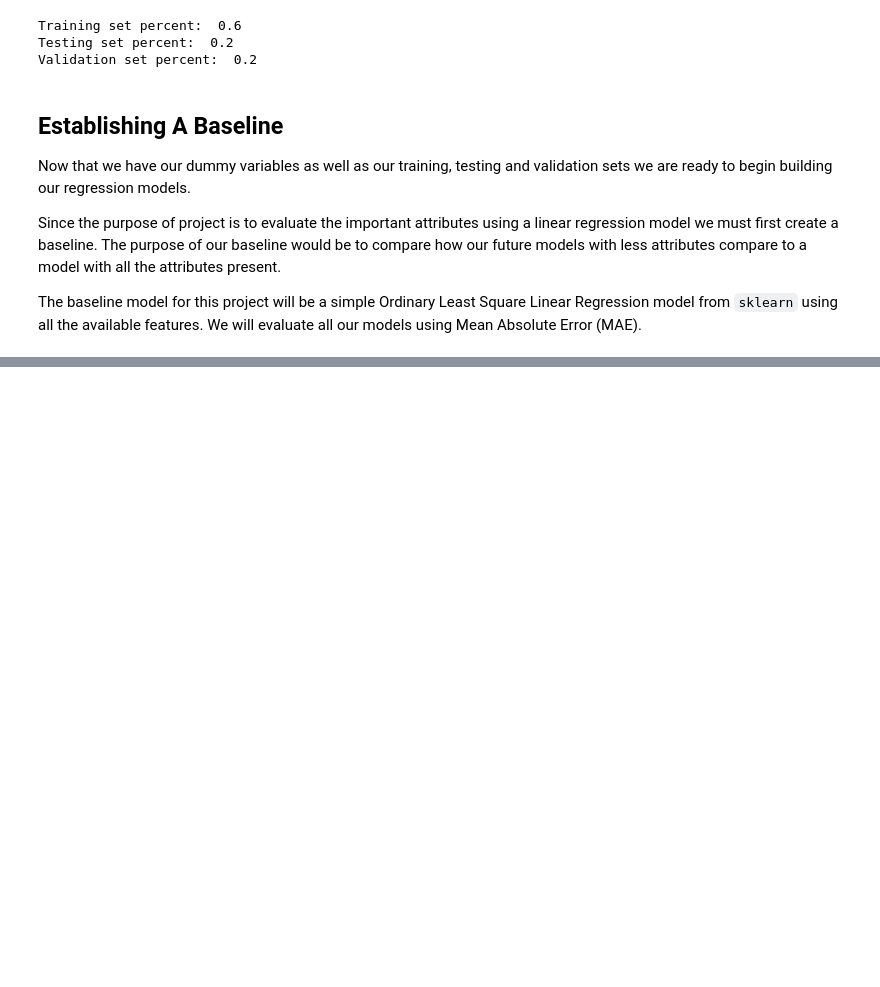
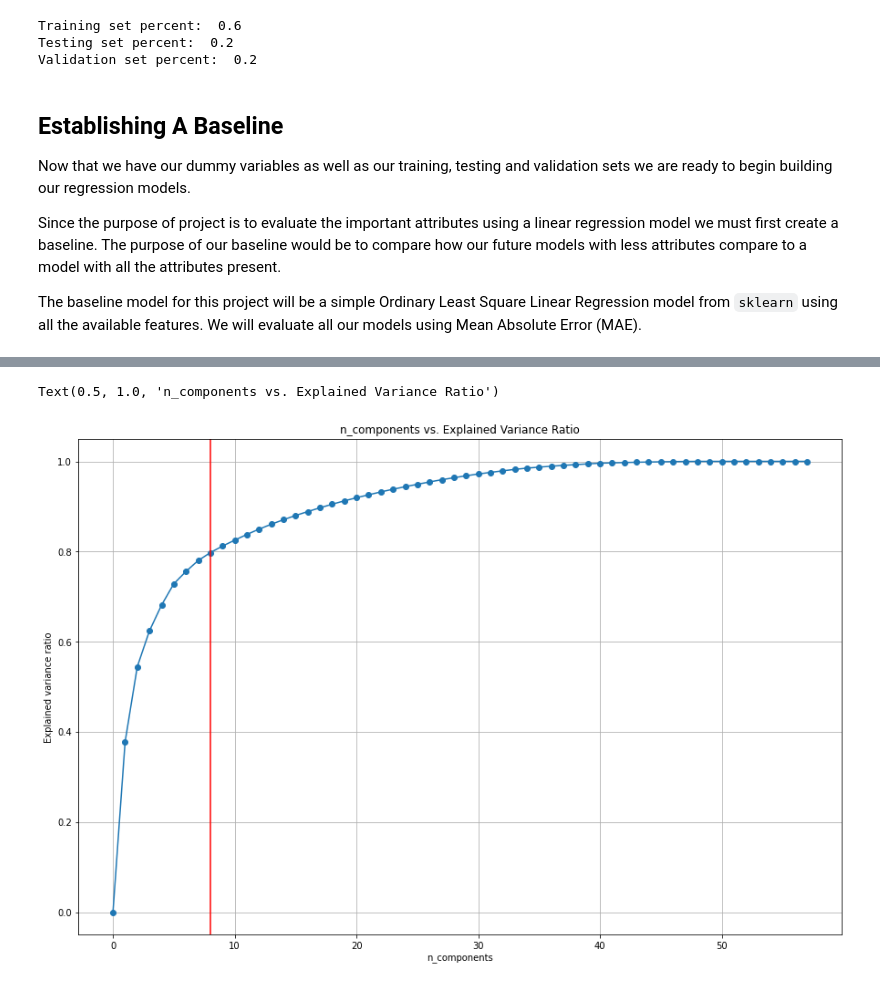
Before and after one commit to aureliobarrios/facebook-metrics, a Jupyter notebook: notebooks/model.ipynb, the cells around one changed output, grey strips where cells are left out. Drawn from its saved outputs; the diff is of its cells as text; code cells hidden in the pictures; blank space fills up the shorter version.

```diff
--- a/notebooks/model.ipynb
+++ b/notebooks/model.ipynb
@@ -77,0 +57,10 @@ Index(['total_likes', 'paid', 'lifetime_reach', 'lifetime_impressions',
+# %%
+#get a dataframe of all our columns that need to be standardized
+standard_df = df.drop(dummy_cols + ['paid', 'total_interactions'], axis=1)
+#save the names for our columns
+standard_cols = standard_df.columns
+# %%
+#standardize our numerical columns and make it into a dataframe
+standard_df = StandardScaler().fit_transform(standard_df)
+standard_df = pd.DataFrame(standard_df, columns=standard_cols)
+standard_df.head()
@@ -77,0 +86,4 @@ Index(['total_likes', 'paid', 'lifetime_reach', 'lifetime_impressions',
+# %%
+#combine all our data back together
+df = pd.concat([standard_df, dummy_df, df[['paid', 'total_interactions']]], axis=1)
+df.head()
@@ -127,0 +178,19 @@ test_results['baseline_reg']
+# %%
+var_ratio = []
+#principal component analysis on features
+for num in np.arange(X.shape[1]):
+    pca = PCA(n_components=num)
+    pca.fit(X_train)
+    var_ratio.append(np.sum(pca.explained_variance_ratio_))
+# %%
+#plot the findings of our PCA
+plt.figure(figsize=(15, 10))
+plt.grid()
+plt.plot(np.arange(X.shape[1]), var_ratio, marker='o')
+plt.axvline(x=8, color='red')
+plt.xlabel('n_components')
+plt.ylabel('Explained variance ratio')
+plt.title('n_components vs. Explained Variance Ratio')
+# %% [output]
+Text(0.5, 1.0, 'n_components vs. Explained Variance Ratio')
+[figure, added]
```
Also changed, not shown: parts of 44 cells of this notebook.
